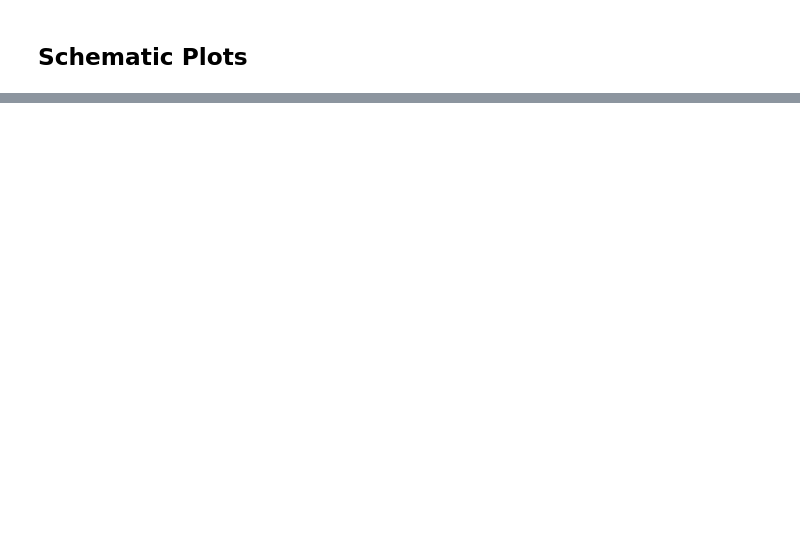
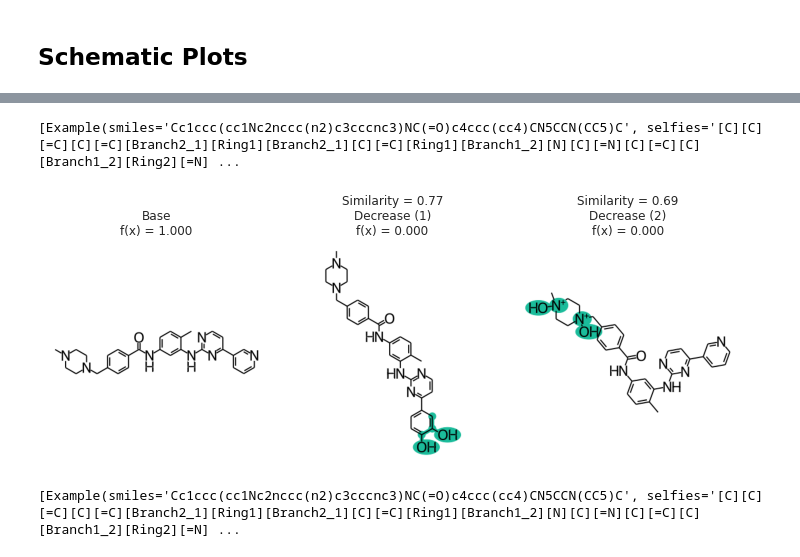
Before and after one commit to ur-whitelab/exmol, a Jupyter notebook: paper/RF.ipynb, the cells around one changed output, grey strips where cells are left out. Saved outputs shown, nothing was run; the diff lists cells and outputs as text; code cells hidden in the pictures; blank space fills up the shorter version.

```diff
--- a/paper/RF.ipynb
+++ b/paper/RF.ipynb
@@ -155,0 +164,13 @@ plt.savefig('rf-schem-3.png', bbox_inches='tight', dpi=180)
+# %%
+fkw = {'figsize': (10, 4)}
+exps = exmol.rcf_explain(zspace, nmols=4)
+print(exps)
+exmol.plot_cf(exps, figure_kwargs=fkw, mol_fontsize=26, mol_size=(400,400), nrows=1)
+plt.savefig('gleevac-z.png', bbox_inches='tight', dpi=180)
+# %% [output]
+[Example(smiles='Cc1ccc(cc1Nc2nccc(n2)c3cccnc3)NC(=O)c4ccc(cc4)CN5CCN(CC5)C', selfies='[C][C][=C][C][=C][Branch2_1][Ring1][Branch2_1][C][=C][Ring1][Branch1_2][N][C][=N][C][=C][C][Branch1_2][Ring2][=N] ...
+[figure, added]
+# %%
+print(exps)
+# %% [output]
+[Example(smiles='Cc1ccc(cc1Nc2nccc(n2)c3cccnc3)NC(=O)c4ccc(cc4)CN5CCN(CC5)C', selfies='[C][C][=C][C][=C][Branch2_1][Ring1][Branch2_1][C][=C][Ring1][Branch1_2][N][C][=N][C][=C][C][Branch1_2][Ring2][=N] ...
```
Also changed, not shown: parts of 8 cells of this notebook, 1 other file.
